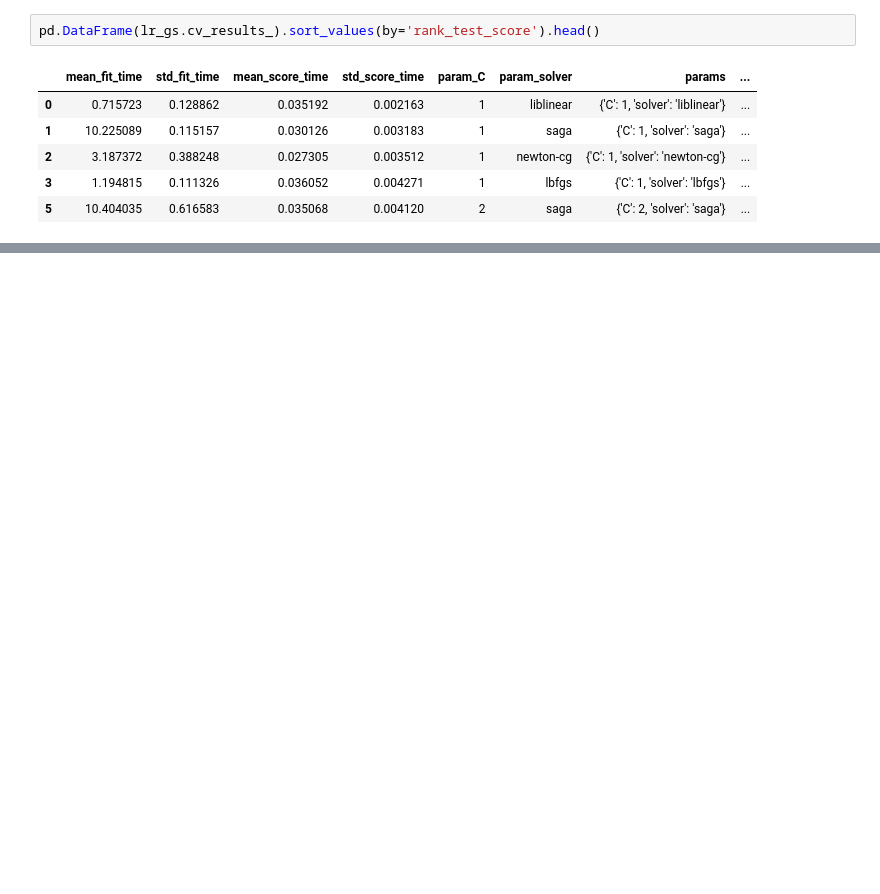
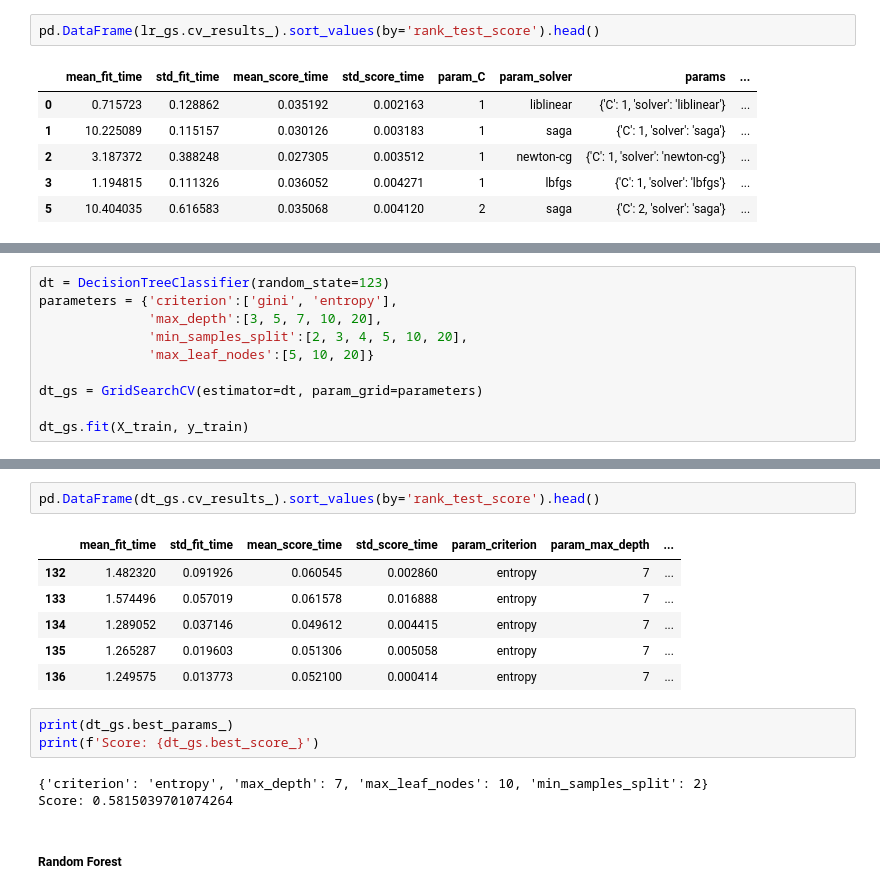
Before and after one commit to matthewzapata/twitter-trigger-warnings, a Jupyter notebook: trigger_warnings.ipynb, the cells around one changed output, grey strips where cells are left out. Cells and saved outputs as stored; diff of their text form; blank space fills up the shorter version.

```diff
--- a/trigger_warnings.ipynb
+++ b/trigger_warnings.ipynb
@@ -1205,0 +1200,10 @@ lr_gs.best_params_
+# %%
+dt = DecisionTreeClassifier(random_state=123)
+parameters = {'criterion':['gini', 'entropy'],
+              'max_depth':[3, 5, 7, 10, 20],
+              'min_samples_split':[2, 3, 4, 5, 10, 20],
+              'max_leaf_nodes':[5, 10, 20]}
+
+dt_gs = GridSearchCV(estimator=dt, param_grid=parameters)
+
+dt_gs.fit(X_train, y_train)
@@ -1205,0 +1222,17 @@ lr_gs.best_params_
+# %%
+pd.DataFrame(dt_gs.cv_results_).sort_values(by='rank_test_score').head()
+# %% [output]
+|  | mean_fit_time | std_fit_time | mean_score_time | std_score_time | param_criterion | param_max_depth | ... |
+| 132 | 1.482320 | 0.091926 | 0.060545 | 0.002860 | entropy | 7 | ... |
+| 133 | 1.574496 | 0.057019 | 0.061578 | 0.016888 | entropy | 7 | ... |
+| 134 | 1.289052 | 0.037146 | 0.049612 | 0.004415 | entropy | 7 | ... |
+| 135 | 1.265287 | 0.019603 | 0.051306 | 0.005058 | entropy | 7 | ... |
+| 136 | 1.249575 | 0.013773 | 0.052100 | 0.000414 | entropy | 7 | ... |
+# %%
+print(dt_gs.best_params_)
+print(f'Score: {dt_gs.best_score_}')
+# %% [output]
+{'criterion': 'entropy', 'max_depth': 7, 'max_leaf_nodes': 10, 'min_samples_split': 2}
+Score: 0.5815039701074264
+# %% [markdown]
+##### Random Forest
```
Also changed, not shown: parts of 11 cells of this notebook.
